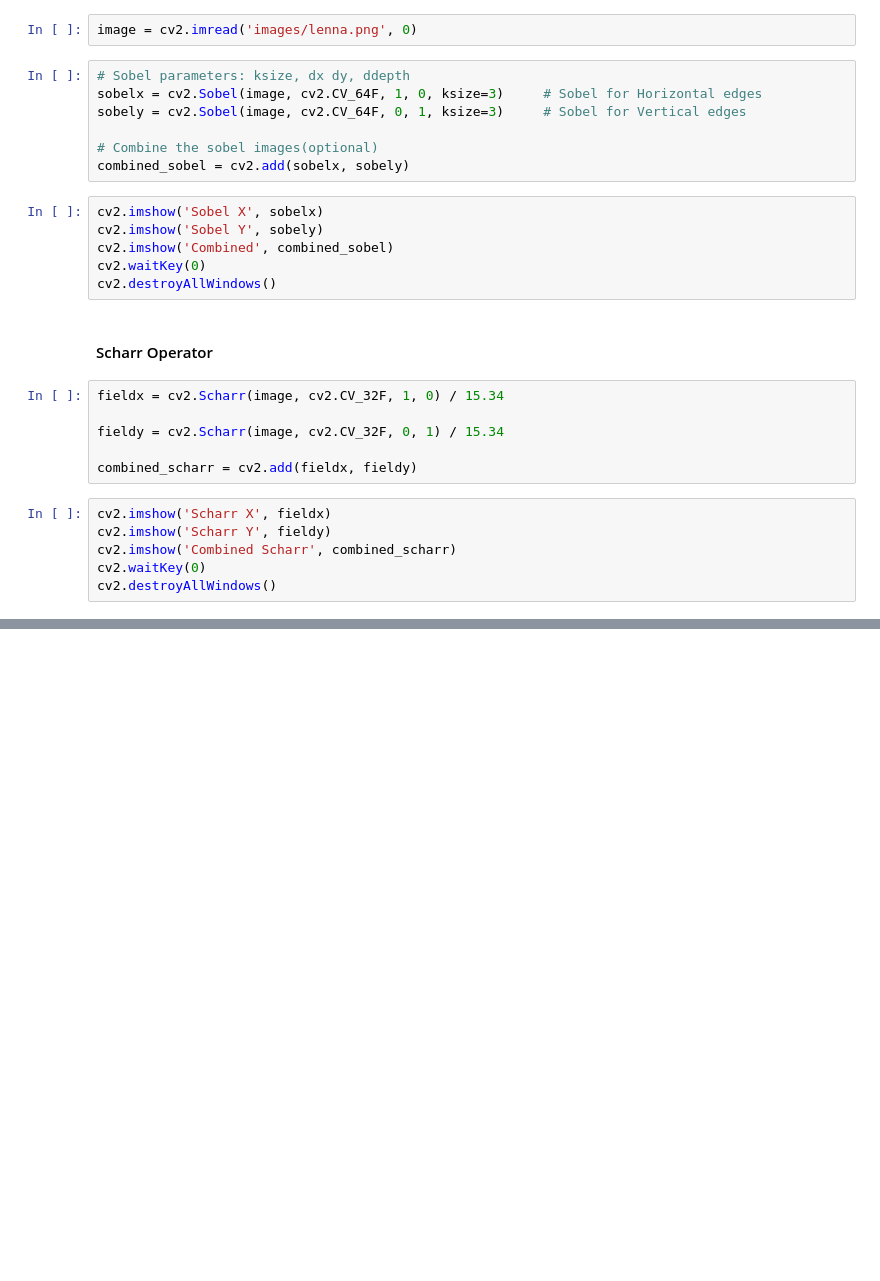
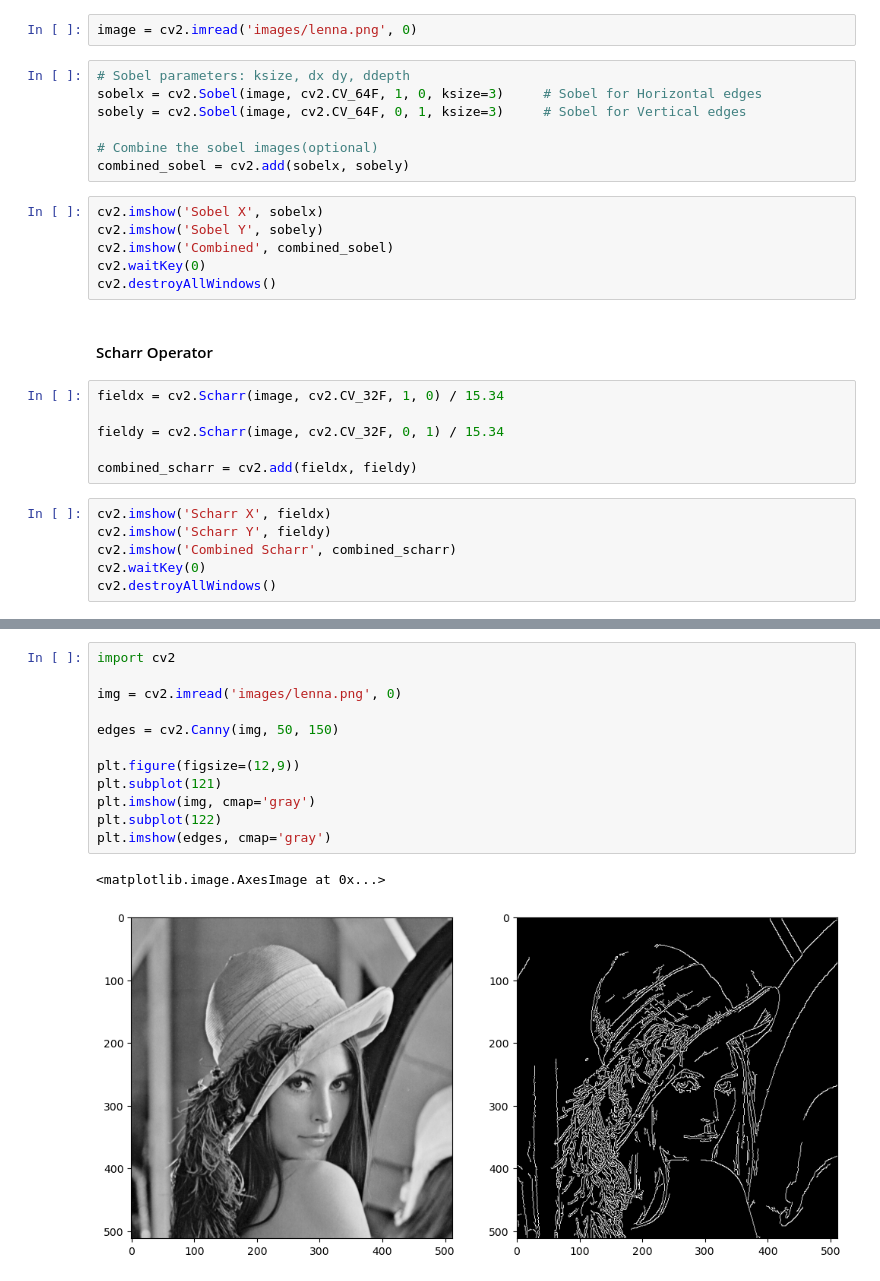
Before and after one commit to venky-py/cv, a Jupyter notebook: Day_05_Edge_Detection_and_Contours.ipynb, the cells around one changed output, grey strips where cells are left out. Cells and saved outputs as stored; diff of their text form; blank space fills up the shorter version.

```diff
--- a/Day_05_Edge_Detection_and_Contours.ipynb
+++ b/Day_05_Edge_Detection_and_Contours.ipynb
@@ -33,0 +47,15 @@ cv2.destroyAllWindows()
+# %%
+import cv2
+
+img = cv2.imread('images/lenna.png', 0)
+
+edges = cv2.Canny(img, 50, 150)
+
+plt.figure(figsize=(12,9))
+plt.subplot(121)
+plt.imshow(img, cmap='gray')
+plt.subplot(122)
+plt.imshow(edges, cmap='gray')
+# %% [output]
+<matplotlib.image.AxesImage at 0x...>
+[figure, added]
```
Also changed, not shown: parts of 6 cells of this notebook, 3 other files.
